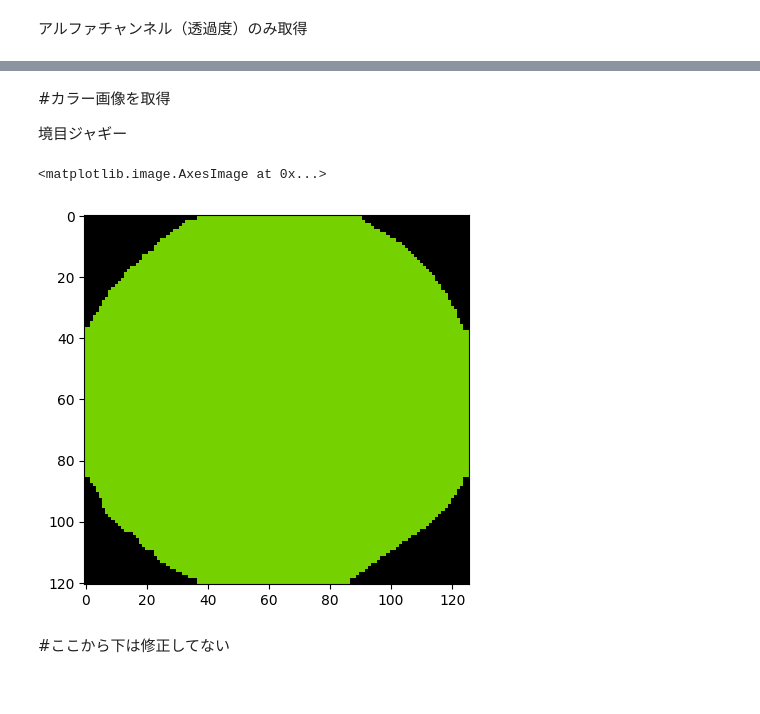
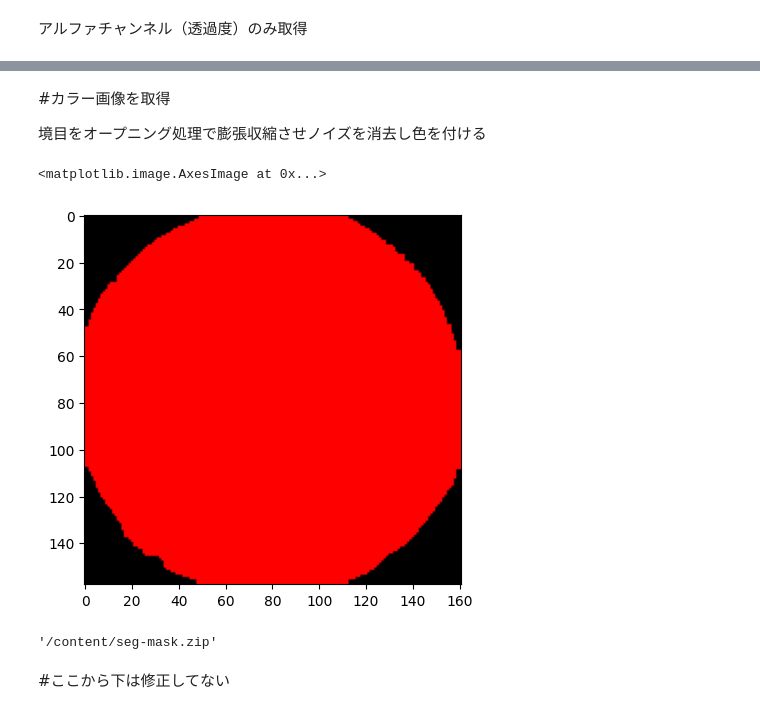
Before and after one commit to 1900690/image-movie-editing, a Jupyter notebook: セグメンテーションマスク作成.ipynb, the cells around one changed output, grey strips where cells are left out. Drawn from its saved outputs; the diff is of its cells as text; code cells hidden in the pictures.

```diff
--- a/セグメンテーションマスク作成.ipynb
+++ b/セグメンテーションマスク作成.ipynb
@@ -99,15 +99,15 @@ plt.imshow(src)
 # %% [markdown]
 #カラー画像を取得
 
-境目ジャギー
+境目をオープニング処理で膨張収縮させノイズを消去し色を付ける
 # %%
 import cv2
 from matplotlib import pyplot as plt
 import glob
 import numpy as np
 
-#★塊ごとに色を当てはめる。塊が分かれると色が分かれるので注意、色はfastlabelに合わせる
-color_list = [(118,209,0),(118,209,0),(118,209,0),(118,209,0),(118,209,0)]
+#★塊ごとに色を当てはめる。塊が分かれると色が分かれるので注意、色はfastlabelに合わせる(色によっては読み込めないことがある)
+color_list = [(255,0,0),(0,51,204)]
 
 
 #maskフォルダのリストを取得
@@ -120,45 +120,45 @@ SAVE_NAME = 'coler'
 if not os.path.exists('./' +SAVE_NAME):
     os.mkdir('./' +SAVE_NAME)
 
 #coler画像を作るためのfor文
 for file_name in LOAD_NAME:
   im = cv2.imread('/content/'+LOAD_FOLDA+'/'+file_name,flags=cv2.IMREAD_GRAYSCALE)
   contours, hierarchy = cv2.findContours(im,cv2.RETR_EXTERNAL,cv2.CHAIN_APPROX_SIMPLE)
 
   img2 = cv2.cvtColor(im, cv2.COLOR_GRAY2BGR)
   for i in range(len(contours)):
       cnt = contours[i]
-      img2 = cv2.drawContours(img2, [cnt], 0, color_list[i], -1)
+      img2 = cv2.drawContours(img2, [cnt], 0, color_list[0], -1)
       #収縮の後に膨張させてノイズを消す
       kernel = np.ones((3,3),np.uint8)
       img2 = cv2.morphologyEx(img2, cv2.MORPH_CLOSE, kernel)
+      #img2 =cv2.erode(img2,kernel,iterations = 5)
   arfa_image = cv2.cvtColor(img2, cv2.COLOR_BGR2RGB)
   cv2.imwrite('/content/'+SAVE_NAME+'/'+file_name, arfa_image)# 画像ファイルとして保存
 
 #カラーコードをHEX形式でtxtに出力
 #fname = '/content/'+SAVE_NAME+'/'+'coler_code.txt'
 #f = open(fname,'w')
 #for i in color_list:
 #  html_color='#%02X%02X%02X' % i+"\n"
 #  f.write(html_color)
 #f.close()
 
 im = cv2.imread('/content/'+SAVE_NAME+'/'+file_name)
 src = cv2.cvtColor(im, cv2.COLOR_BGR2RGB)
 plt.imshow(src)
 # %% [output]
 <matplotlib.image.AxesImage at 0x...>
-[figure, old version]
+[figure, new version]
 # %%
 #@markdown 作ったファイルをダウンロード
 import shutil
 import os
 from google.colab import files
 
-shutil.make_archive('/content/combi2-cls', 'zip', '/content/coler')
-
-#ダウンロード
-#files.download("/content/datasets.zip")
+shutil.make_archive('/content/seg-mask', 'zip', '/content/coler')
+# %% [output]
+'/content/seg-mask.zip'
 # %% [markdown]
 #ここから下は修正してない
 # %% [markdown]
```
Also changed, not shown: parts of 5 cells of this notebook.
